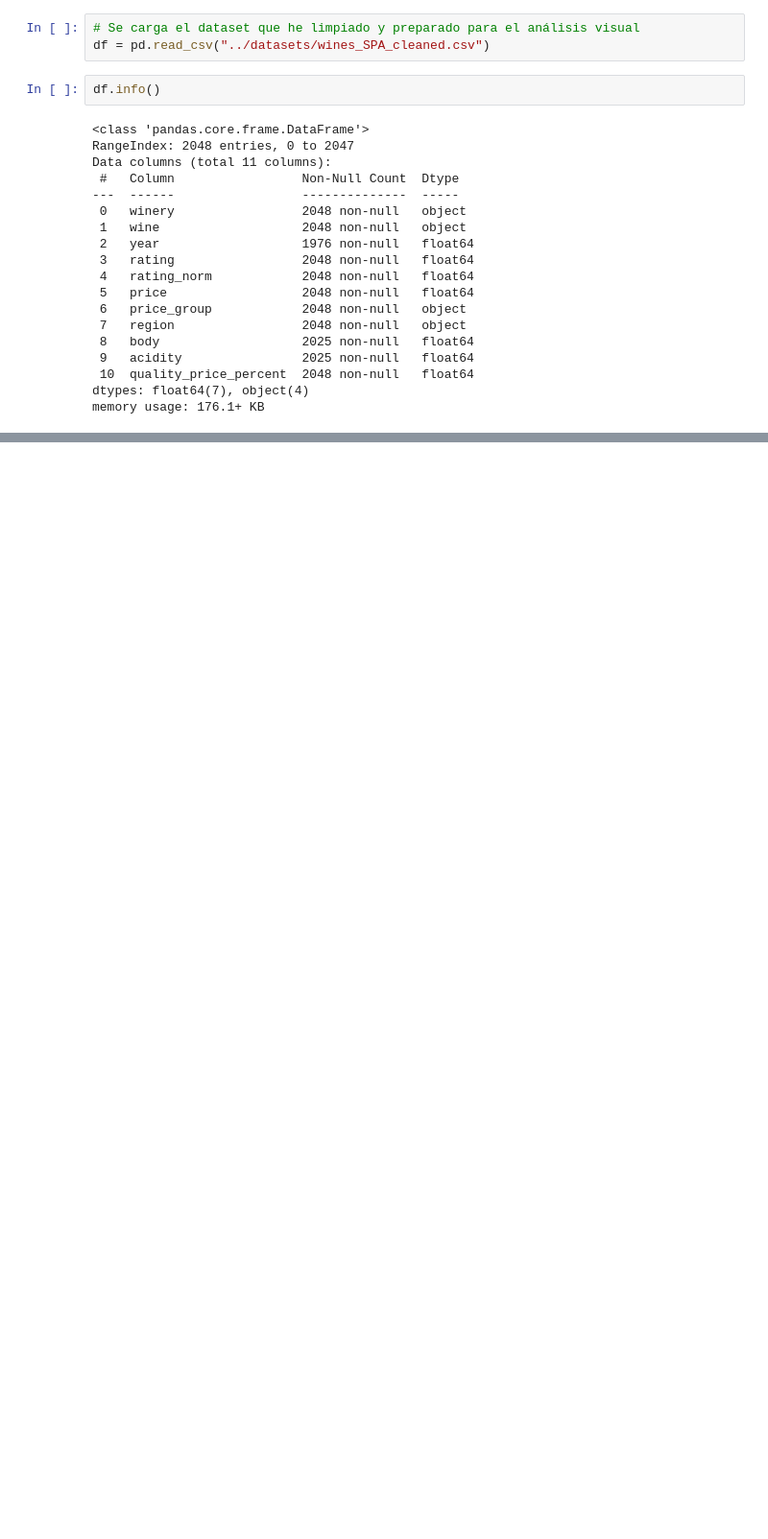
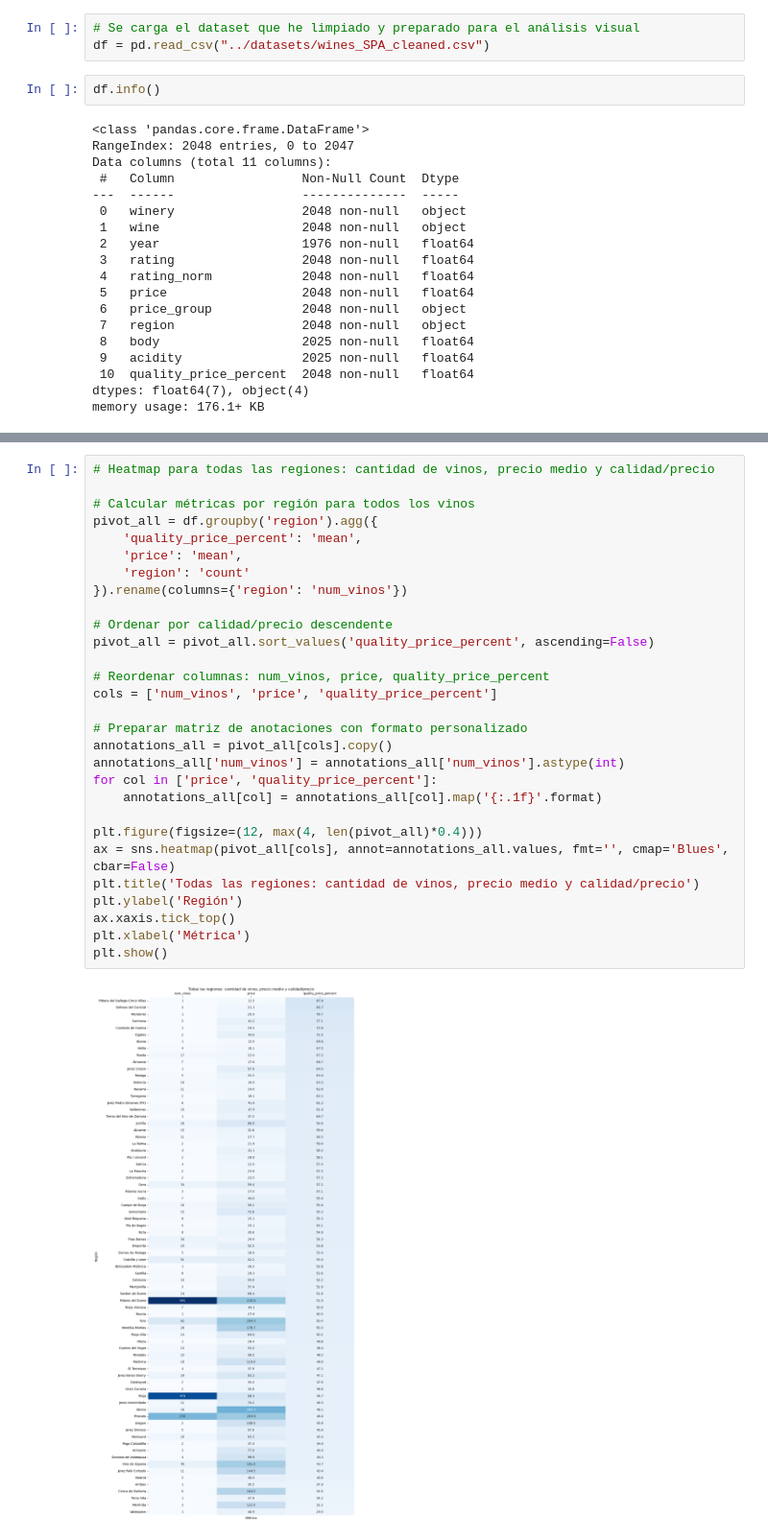
Before and after one commit to IRF1991/wine_test_dataset, a Jupyter notebook: notebooks/spanish_wine_visualization.ipynb, the cells around one changed output, grey strips where cells are left out. Shown at 96% size. Saved outputs shown, nothing was run; the diff lists cells and outputs as text; blank space fills up the shorter version.

```diff
--- a/notebooks/spanish_wine_visualization.ipynb
+++ b/notebooks/spanish_wine_visualization.ipynb
@@ -84,0 +127,31 @@ plt.show()
+# %%
+# Heatmap para todas las regiones: cantidad de vinos, precio medio y calidad/precio
+
+# Calcular métricas por región para todos los vinos
+pivot_all = df.groupby('region').agg({
+    'quality_price_percent': 'mean',
+    'price': 'mean',
+    'region': 'count'
+}).rename(columns={'region': 'num_vinos'})
+
+# Ordenar por calidad/precio descendente
+pivot_all = pivot_all.sort_values('quality_price_percent', ascending=False)
+
+# Reordenar columnas: num_vinos, price, quality_price_percent
+cols = ['num_vinos', 'price', 'quality_price_percent']
+
+# Preparar matriz de anotaciones con formato personalizado
+annotations_all = pivot_all[cols].copy()
+annotations_all['num_vinos'] = annotations_all['num_vinos'].astype(int)
+for col in ['price', 'quality_price_percent']:
+    annotations_all[col] = annotations_all[col].map('{:.1f}'.format)
+
+plt.figure(figsize=(12, max(4, len(pivot_all)*0.4)))
+ax = sns.heatmap(pivot_all[cols], annot=annotations_all.values, fmt='', cmap='Blues', cbar=False)
+plt.title('Todas las regiones: cantidad de vinos, precio medio y calidad/precio')
+plt.ylabel('Región')
+ax.xaxis.tick_top()
+plt.xlabel('Métrica')
+plt.show()
+# %% [output]
+[figure, added]
```
Also changed, not shown: parts of 19 cells of this notebook.
